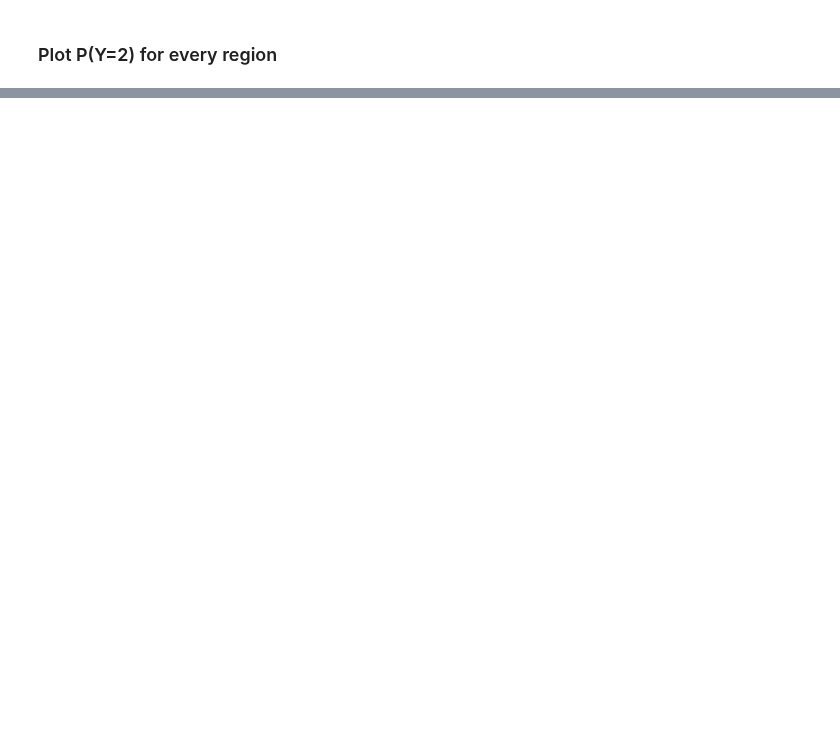
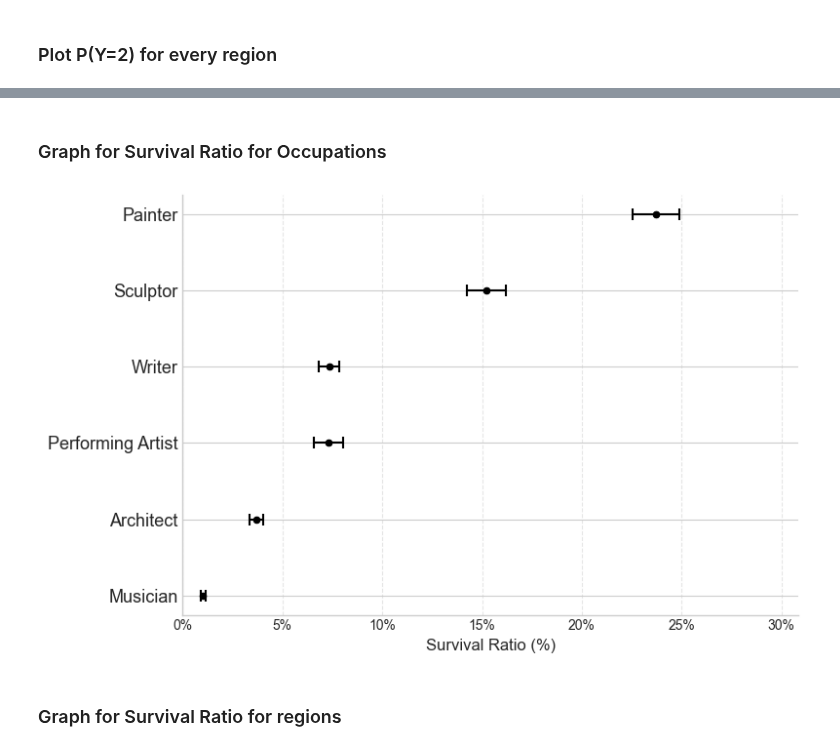
Before and after one commit to charlesdedampierre/cultura, a Jupyter notebook: 3-unseen_species_index/3 - extract_model_table.ipynb, the cells around one changed output, grey strips where cells are left out. Saved outputs shown, nothing was run; the diff lists cells and outputs as text; code cells hidden in the pictures; blank space fills up the shorter version.

```diff
--- a/3-unseen_species_index/3 - extract_model_table.ipynb
+++ b/3-unseen_species_index/3 - extract_model_table.ipynb
@@ -252,0 +256,2 @@ plt.show()
+# %% [markdown]
+### Graph for Survival Ratio for Occupations
@@ -252,0 +302,72 @@ plt.show()
+# %%
+import pandas as pd
+import matplotlib.pyplot as plt
+import numpy as np
+import seaborn as sns
+pd.options.mode.chained_assignment = None
+
+# Assuming you have already loaded and processed the data as in your code
+# Here I'm starting from the final_df calculation
+
+# Calculate error bars
+final_df['lower_error'] = final_df['ratio'] - final_df['ratio_min']
+final_df['upper_error'] = final_df['ratio_max'] - final_df['ratio']
+
+# Sort data by ratio for better visualization
+final_df = final_df.sort_values('ratio', ascending=True)
+
+# Create the figure with a scientific style
+plt.figure(figsize=(8, 5))
+plt.style.use('seaborn-v0_8-whitegrid')
+
+# Plot the forest plot with smaller points
+y_pos = np.arange(len(final_df))
+plt.errorbar(
+    final_df['ratio'] * 100,  # Convert to percentage
+    y_pos,
+    xerr=[final_df['lower_error'] * 100, final_df['upper_error'] * 100],  # Convert errors to percentage
+    fmt='o',
+    capsize=4,
+    capthick=1.5,
+    markersize=4,  # Much smaller points
+    markeredgecolor='black',
+    ecolor='black',
+    linewidth=1.5
+)
+
+# Use consistent color for all points to focus on the confidence intervals
+plt.scatter(final_df['ratio'] * 100, y_pos, color='black', s=20, zorder=3)  # Convert to percentage
+
+# Add region labels
+plt.yticks(y_pos, final_df['occupation'], fontsize=13)
+
+# Customize the plot
+plt.xlabel('Survival Ratio (%)', fontsize=12)  # Updated label to indicate percentage
+plt.title('', fontsize=13)
+plt.axvline(x=0, color='black', linestyle='-', alpha=0.2)
+
+# Add subtle grid lines
+plt.grid(True, axis='x', linestyle='--', alpha=0.5)
+
+# Set x-axis range
+plt.xlim(0, max(final_df['ratio']) * 100 * 1.3)  # Convert to percentage
+
+# Format x-axis to show percentage
+from matplotlib.ticker import PercentFormatter
+plt.gca().xaxis.set_major_formatter(PercentFormatter(100, decimals=0))  # No decimal places
+
+# Clean up the plot
+plt.gca().spines['top'].set_visible(False)
+plt.gca().spines['right'].set_visible(False)
+
+# Ensure tight layout
+plt.tight_layout()
+
+# Save the plot as a high-resolution image
+
+# Display the plot
+plt.show()
+# %% [output]
+[figure, added]
+# %% [markdown]
+### Graph for Survival Ratio for regions
```
Also changed, not shown: parts of 13 cells of this notebook, 6 other files.
